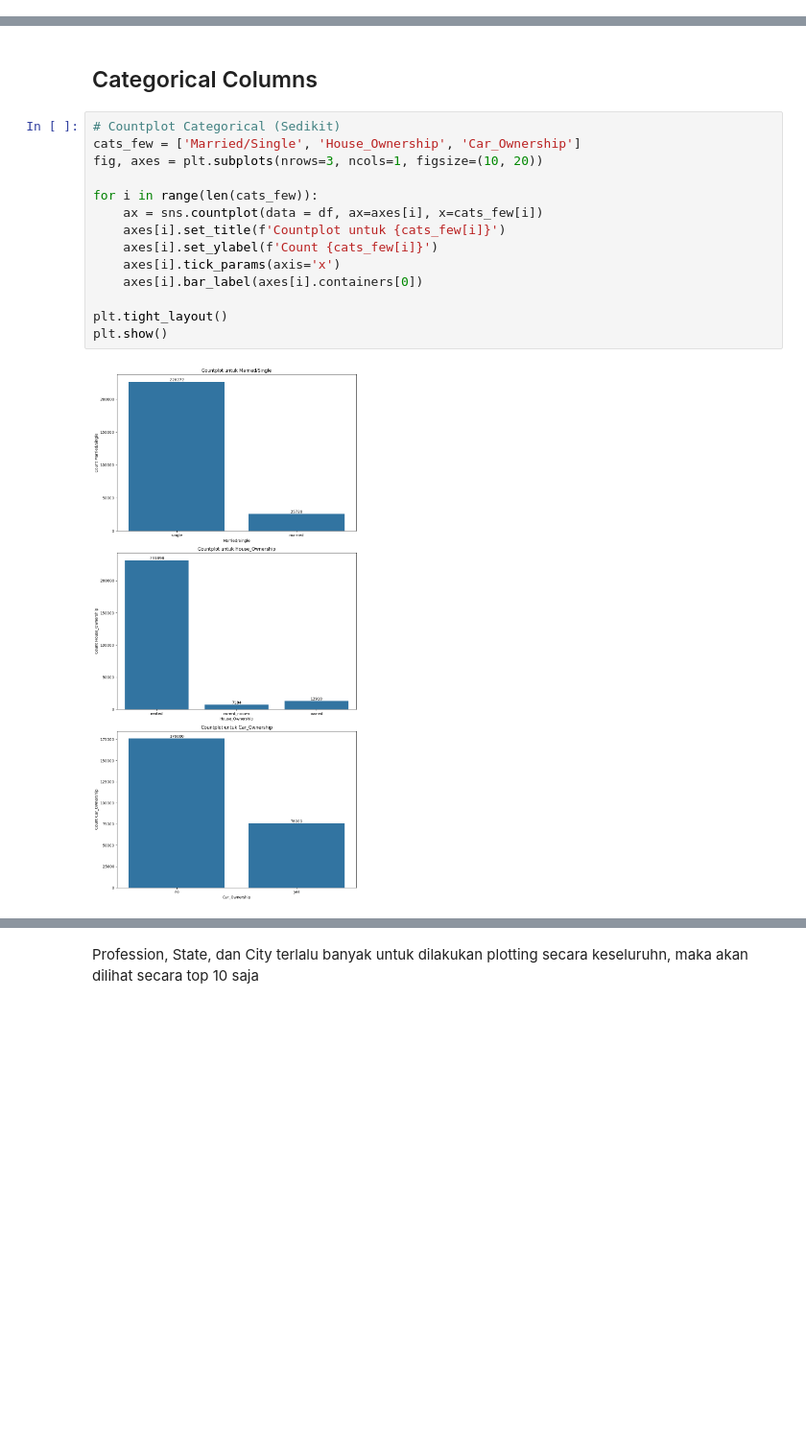
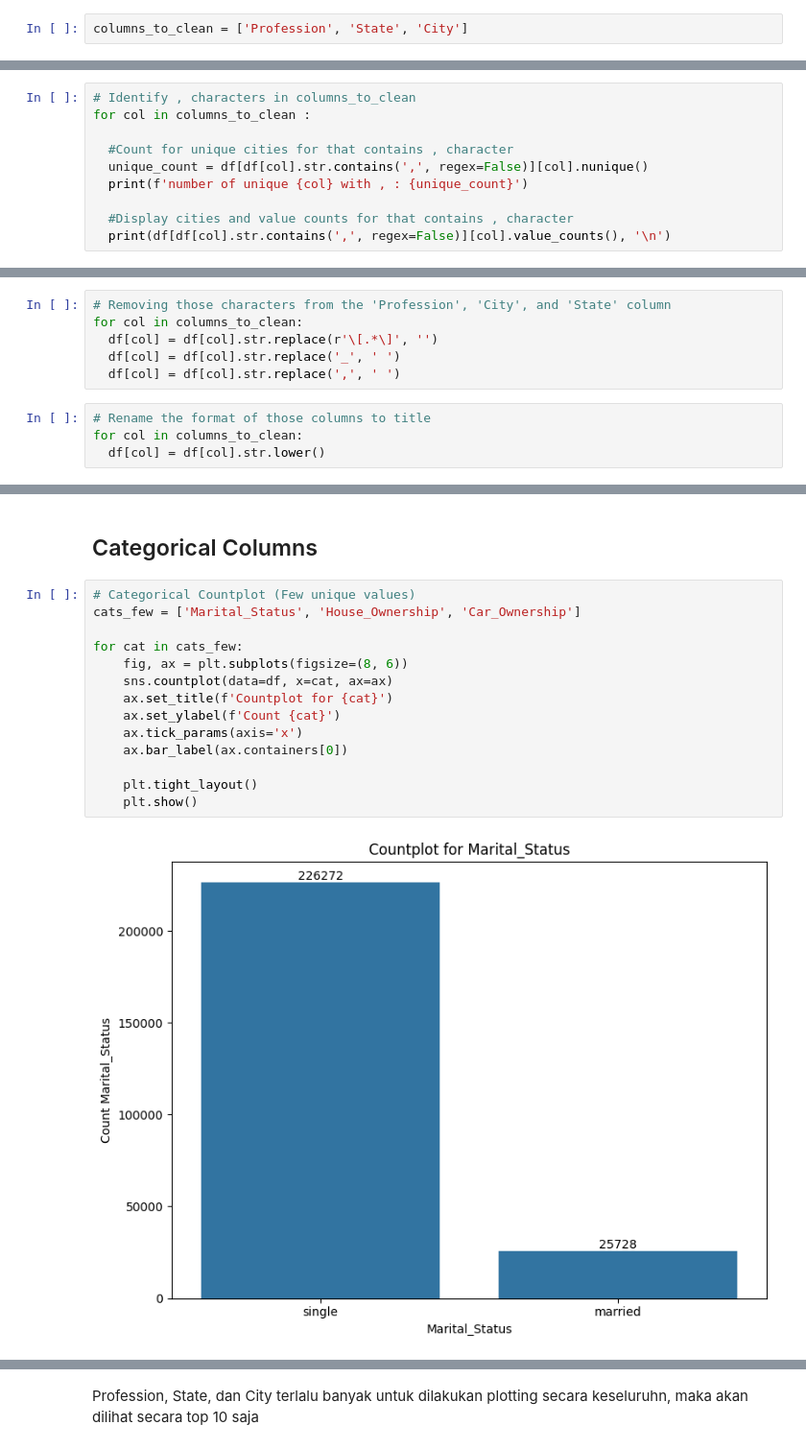
Before and after one commit to mcikalmerdeka/Loan-Prediction-Based-on-Costumer-Behaviour, a Jupyter notebook: Loan Prediction Code.ipynb, the cells around one changed output, grey strips where cells are left out. Shown at 96% size. Cells and saved outputs as stored; diff of their text form; blank space fills up the shorter version.

Commit message:
Edit until descriptive statistics
- Add initial cleaning for profession, state, city
- Add rename column of Married/Single into Marital_Status

```diff
--- a/Loan Prediction Code.ipynb
+++ b/Loan Prediction Code.ipynb
@@ -136,0 +163,2 @@ cats = ['Married/Single', 'House_Ownership', 'Car_Ownership', 'Profession', 'Cit
+# %%
+columns_to_clean = ['Profession', 'State', 'City']
@@ -136,0 +221,10 @@ cats = ['Married/Single', 'House_Ownership', 'Car_Ownership', 'Profession', 'Cit
+# %%
+# Identify , characters in columns_to_clean
+for col in columns_to_clean :
+
+  #Count for unique cities for that contains , character
+  unique_count = df[df[col].str.contains(',', regex=False)][col].nunique()
+  print(f'number of unique {col} with , : {unique_count}')
+
+  #Display cities and value counts for that contains , character
+  print(df[df[col].str.contains(',', regex=False)][col].value_counts(), '\n')
@@ -137 +242,11 @@ cats = ['Married/Single', 'House_Ownership', 'Car_Ownership', 'Profession', 'Cit
+# %%
+# Removing those characters from the 'Profession', 'City', and 'State' column
+for col in columns_to_clean:
+  df[col] = df[col].str.replace(r'\[.*\]', '')
+  df[col] = df[col].str.replace('_', ' ')
+  df[col] = df[col].str.replace(',', ' ')
+# %%
+# Rename the format of those columns to title
+for col in columns_to_clean:
+  df[col] = df[col].str.lower()
 # %%
@@ -229,18 +344,18 @@ plt.show()
 # %% [markdown]
 ## Categorical Columns
 # %%
-# Countplot Categorical (Sedikit)
-cats_few = ['Married/Single', 'House_Ownership', 'Car_Ownership']
-fig, axes = plt.subplots(nrows=3, ncols=1, figsize=(10, 20))
+# Categorical Countplot (Few unique values)
+cats_few = ['Marital_Status', 'House_Ownership', 'Car_Ownership']
 
-for i in range(len(cats_few)):
-    ax = sns.countplot(data = df, ax=axes[i], x=cats_few[i])
-    axes[i].set_title(f'Countplot untuk {cats_few[i]}')
-    axes[i].set_ylabel(f'Count {cats_few[i]}')
-    axes[i].tick_params(axis='x')
-    axes[i].bar_label(axes[i].containers[0])
+for cat in cats_few:
+    fig, ax = plt.subplots(figsize=(8, 6))
+    sns.countplot(data=df, x=cat, ax=ax)
+    ax.set_title(f'Countplot for {cat}')
+    ax.set_ylabel(f'Count {cat}')
+    ax.tick_params(axis='x')
+    ax.bar_label(ax.containers[0])
 
-plt.tight_layout()
-plt.show()
+    plt.tight_layout()
+    plt.show()
 # %% [output]
-[figure, old version]
+[figure, new version]
```
Also changed, not shown: parts of 21 cells of this notebook.
